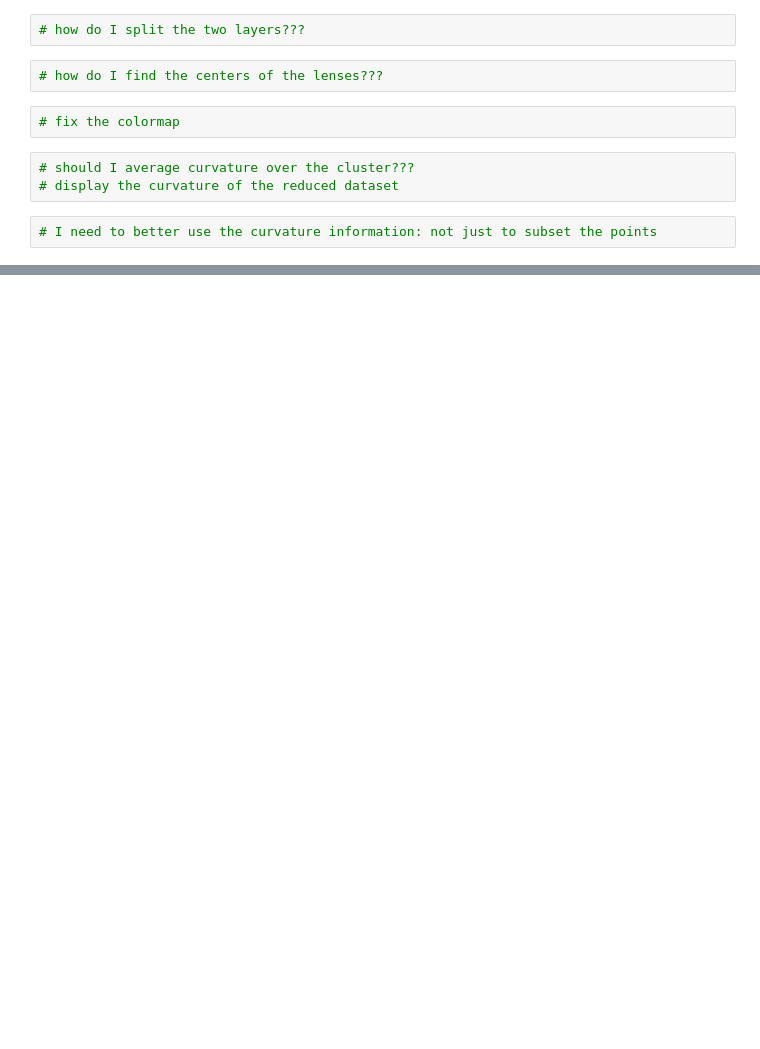
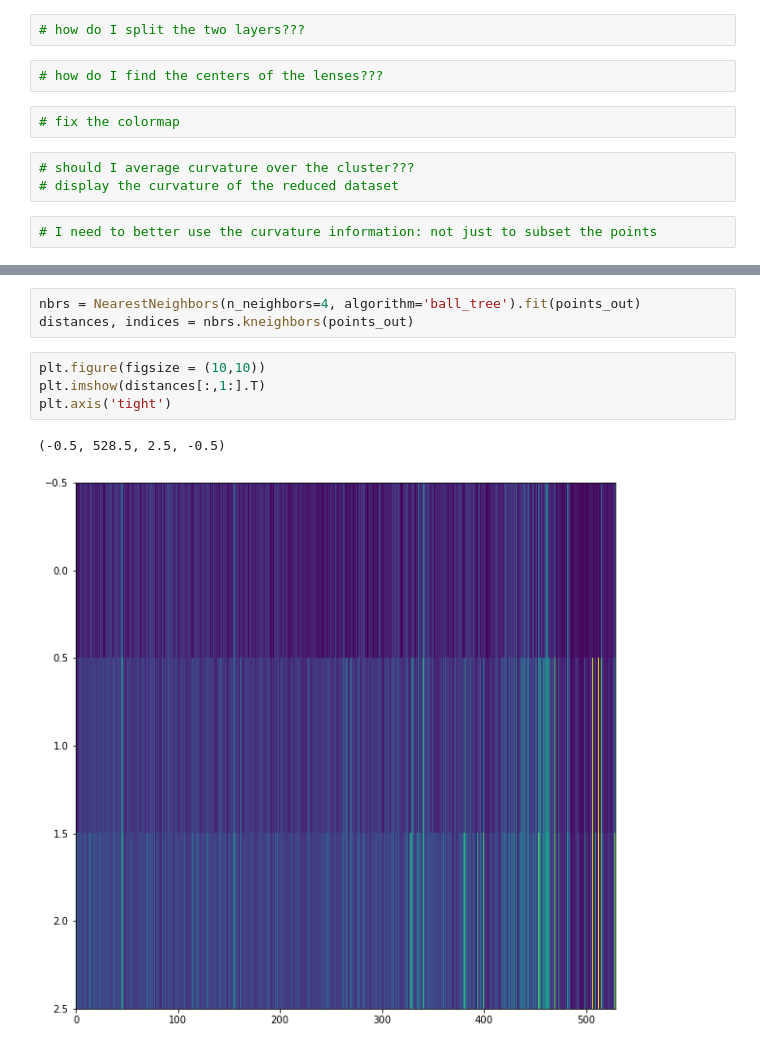
Before and after one commit to fly-eye/pyFlyEye, a Jupyter notebook: surface_processing/Curvature2corners.ipynb, the cells around one changed output, grey strips where cells are left out. Drawn from its saved outputs; the diff is of its cells as text; blank space fills up the shorter version.

```diff
--- a/surface_processing/Curvature2corners.ipynb
+++ b/surface_processing/Curvature2corners.ipynb
@@ -429,0 +679,10 @@ py.iplot(fig,filename='db_centers')
+# %%
+nbrs = NearestNeighbors(n_neighbors=4, algorithm='ball_tree').fit(points_out)
+distances, indices = nbrs.kneighbors(points_out)
+# %%
+plt.figure(figsize = (10,10))
+plt.imshow(distances[:,1:].T)
+plt.axis('tight')
+# %% [output]
+(-0.5, 528.5, 2.5, -0.5)
+[figure, added]
```
Also changed, not shown: parts of 47 cells of this notebook.
